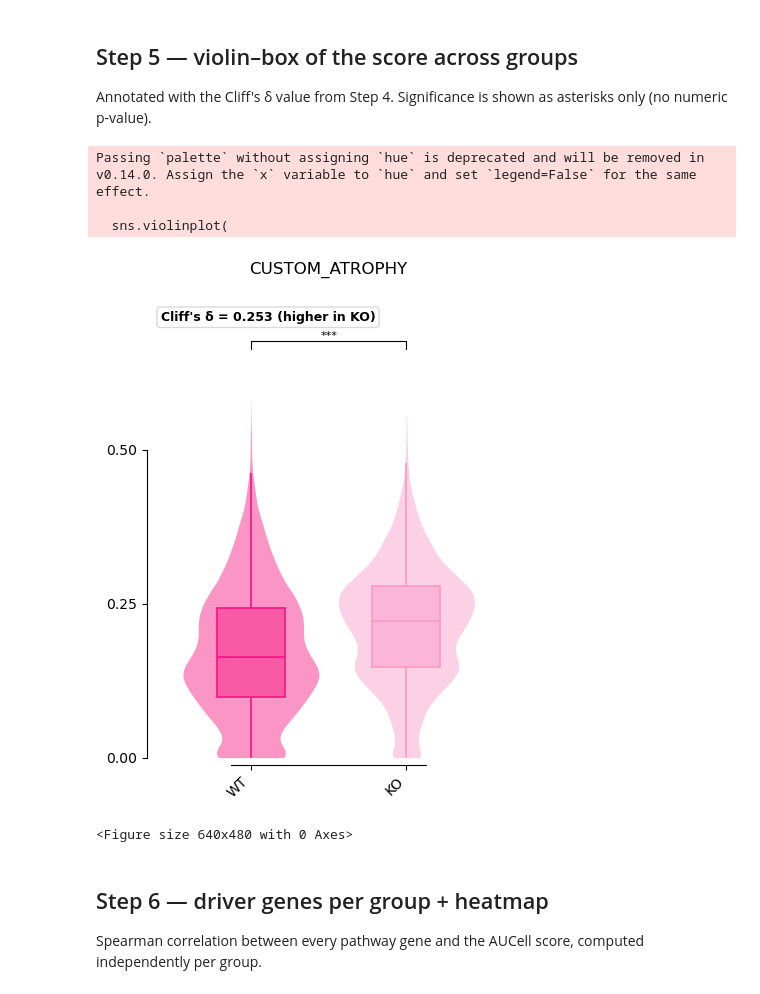
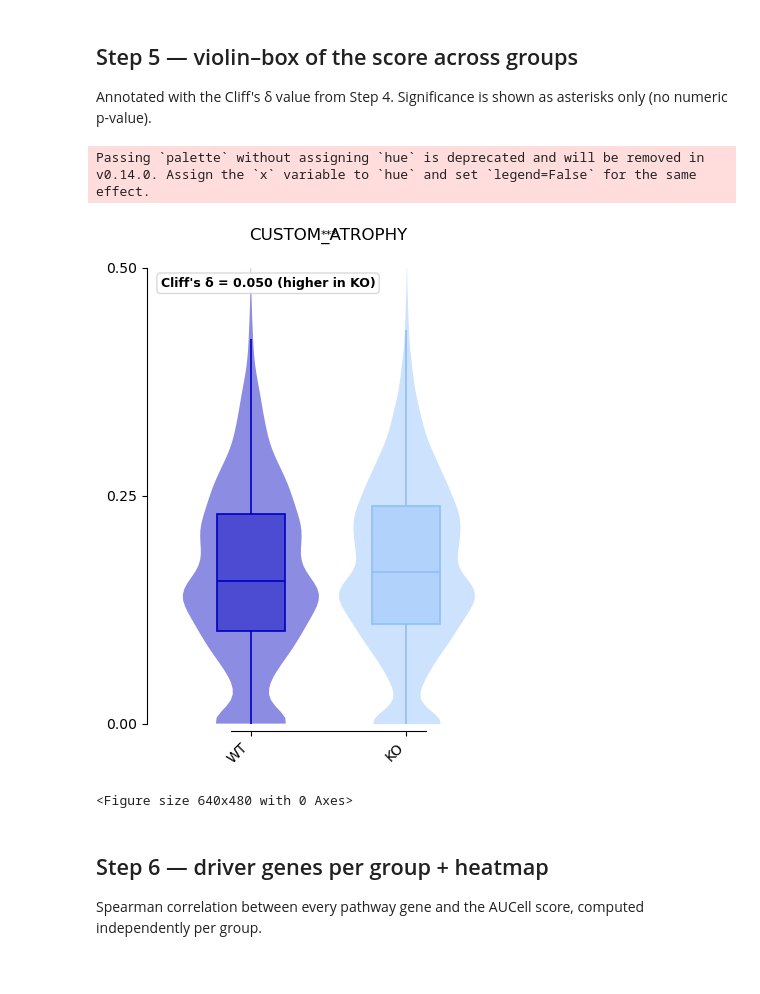
Before and after one commit to sachha-naksha/TA_muscle_ageing, a Jupyter notebook: py_scripts/3_geneset_scores/geneset_activity.ipynb, the cells around one changed output. Saved outputs shown, nothing was run; the diff lists cells and outputs as text; code cells hidden in the pictures.

```diff
--- a/py_scripts/3_geneset_scores/geneset_activity.ipynb
+++ b/py_scripts/3_geneset_scores/geneset_activity.ipynb
@@ -61,10 +61,10 @@ PALETTE_M = {"WT": palette["Con_M"], "KO": palette["SKM-KO_M"]}
 
 # --- Mice female single-cell, all cell types (WT vs KO) — has 'condition' already ---
 ADATA_CFG = (
-    "/ix/djishnu/Akanksha/datasets/ERCC1_KO/objects/objects/adata_harmony_v2_re_annot_female.h5ad",
+    "/ix/djishnu/Akanksha/datasets/ERCC1_KO/objects/objects/adata_harmony_v2_re_annot_male.h5ad",
     # PSC: /ocean/projects/cis240075p/asachan/datasets/TA_muscle/ERCC1_KO_mice/integrated_samples/objects/adata_harmony_celloracle_compatible_v2.h5ad
     "condition", "WT", "KO",
-    PALETTE_F,
+    PALETTE_M,
     "mice",
     None,
     "re_annot", ["Fast IIB"],  # subset to one or more cell types; set both to None to keep all
@@ -289,23 +289,22 @@ Annotated with the Cliff's δ value from Step 4. Significance is shown as asteri
 # %%
 plot_df, violin_fig = pgl.plot_score_by_group(
     adata=adata,
     score_col=SCORE_COL,
     group_col=GROUP_COL,
     palette=PALETTE,
     group_order=list(GROUPS),
     title=SCORE_COL,
     show_scatter=False,   # set True to overlay per-cell dots on the violins
     show_pvalue=False,    # asterisks only, no numeric p-value
     delta_label=DELTA_LABEL,
-    group_spacing=0.8
+    group_spacing=0.8,
+    ylim=(0, 0.5)
 )
 violin_fig.savefig(OUTPUT_DIR / f"{ADATA_NAME}_violin.svg", bbox_inches="tight")
 violin_fig
 # %% [output]
 Passing `palette` without assigning `hue` is deprecated and will be removed in v0.14.0. Assign the `x` variable to `hue` and set `legend=False` for the same effect.
-
-  sns.violinplot(
-[figure, old version]
+[figure, new version]
 <Figure size 640x480 with 0 Axes>
 # %% [markdown]
 ## Step 6 — driver genes per group + heatmap
```
Also changed, not shown: parts of 4 cells of this notebook, 4 other files.
